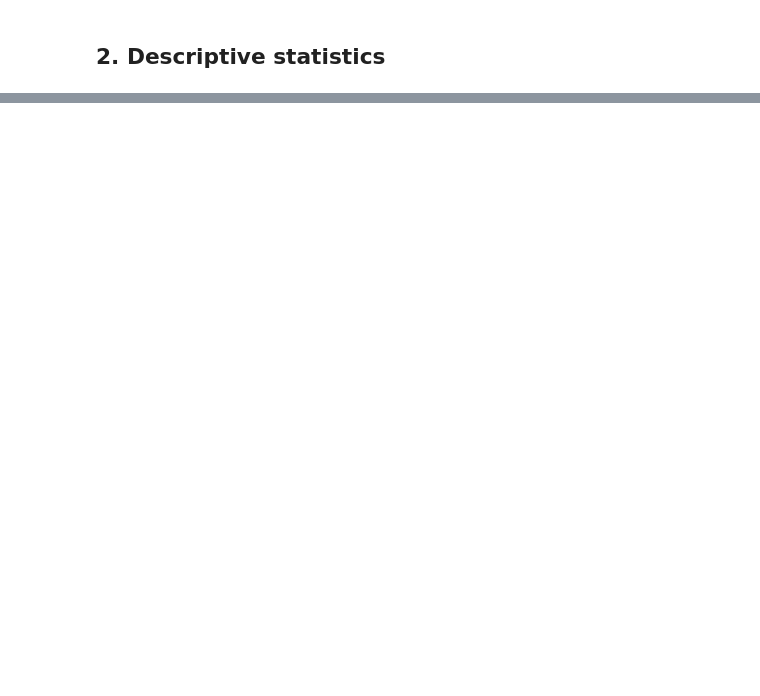
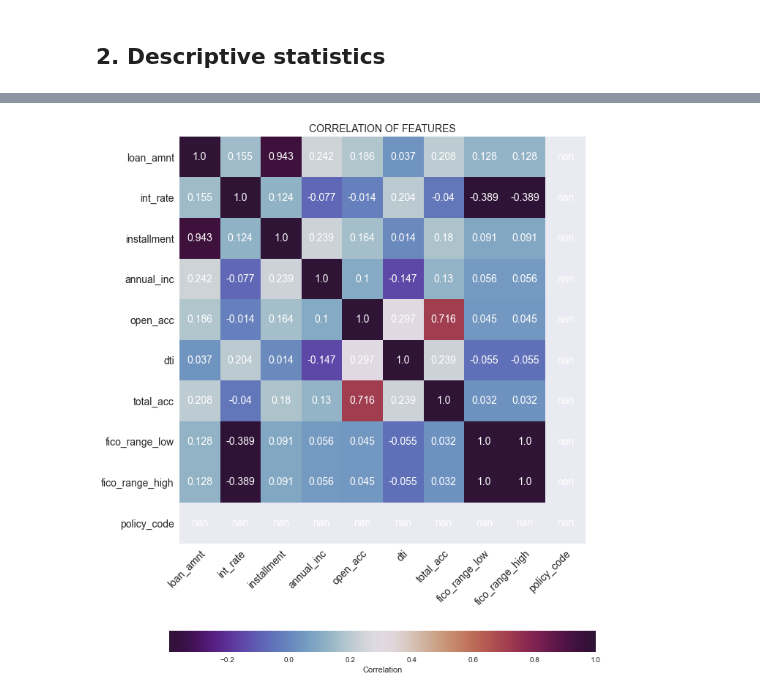
Before and after one commit to hansaleem1/Robo-Loan, a Jupyter notebook: Roboloan.ipynb, the cells around one changed output, grey strips where cells are left out. Saved outputs shown, nothing was run; the diff lists cells and outputs as text; code cells hidden in the pictures; blank space fills up the shorter version.

```diff
--- a/Roboloan.ipynb
+++ b/Roboloan.ipynb
@@ -176,0 +327,31 @@ Text(0.5, 1.0, 'Purpose')
+# %%
+# function for plotting correlation matrices
+
+def correlation_matrix(data):
+    """
+        Takes as an input a data set.
+        Plots correlation matrix
+    """
+    labels_cr = data.columns
+    corr_table = np.array(data.round(3))
+
+    fig, ax = plt.subplots(figsize=(10, 12))
+    ax.imshow(corr_table, cmap='twilight_shifted')
+
+    ax.set_xticks(np.arange(len(labels_cr)))
+    ax.set_yticks(np.arange(len(labels_cr)))
+    ax.set_xticklabels(labels_cr)
+    ax.set_yticklabels(labels_cr)
+    ax.grid(False)
+
+    plt.setp(ax.get_xticklabels(), rotation=45, ha="right", rotation_mode="anchor", fontsize=14)
+    plt.setp(ax.get_yticklabels(), fontsize=14)
+
+    for i in range(len(labels_cr)):
+        for j in range(len(labels_cr)):
+            text = ax.text(j, i, corr_table[i, j], ha='center', va='center', color='w', fontsize=14)
+
+    ax.set_title("Correlation of features".upper(), fontsize=14)
+    fig.tight_layout()
+
+    fig.colorbar(ax.imshow(corr_table, cmap='twilight_shifted'), orientation='horizontal', label='Correlation')
@@ -176,0 +374,6 @@ Text(0.5, 1.0, 'Purpose')
+# %%
+# Correlation matrix plot of accepted loan data set
+
+correlation_matrix(data_accepted.corr())
+# %% [output]
+[figure, added]
```
Also changed, not shown: parts of 35 cells of this notebook.
